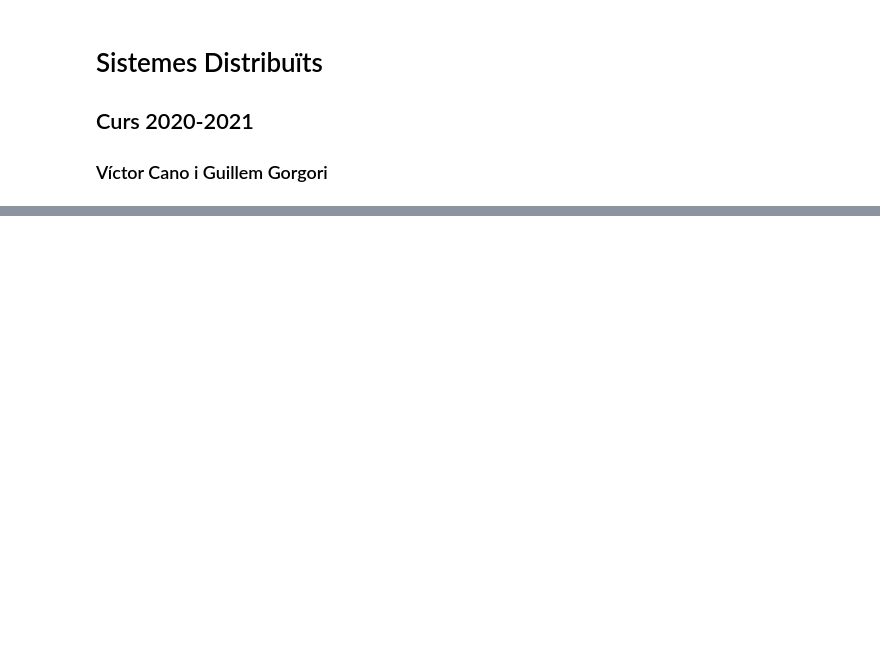
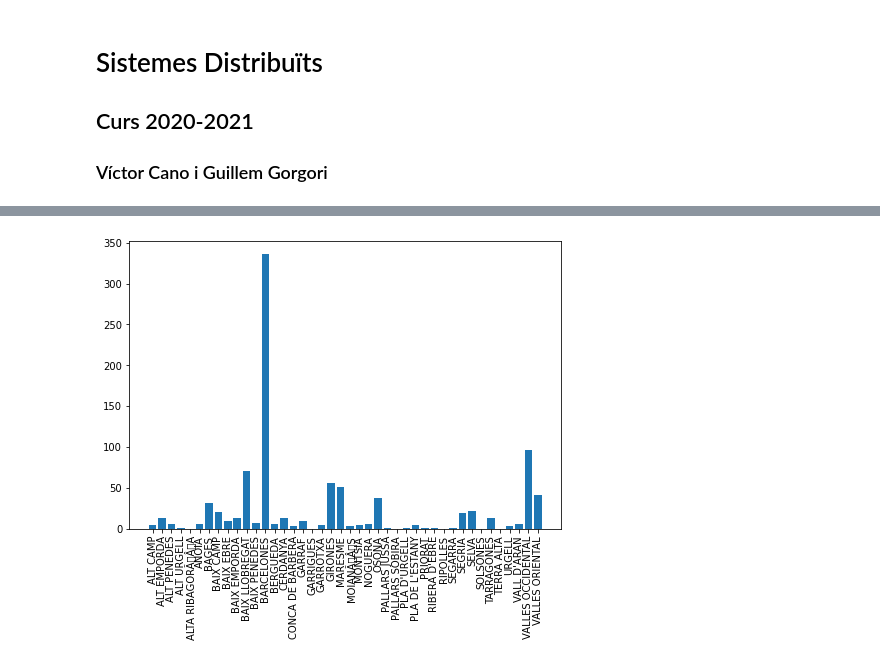
Before and after one commit to GuillemGP/SD2, a Jupyter notebook: QuerysNotebook.ipynb, the cells around one changed output, grey strips where cells are left out. Drawn from its saved outputs; the diff is of its cells as text; code cells hidden in the pictures; blank space fills up the shorter version.

```diff
--- a/QuerysNotebook.ipynb
+++ b/QuerysNotebook.ipynb
@@ -23,4 +23,4 @@ config = {'lithops' : {'storage_bucket' : BUCKET},
           'ibm_cos': {'region': 'eu-de',
                       'api_key': 'hUKJ-4H0JyETfezS8XpZVEy8p6-BYhCsyPO8K8i_FVE9'}}
 
-storage = Storage(config=configIBMCloud.config)
+storage = Storage(config=config)
@@ -90,9 +96,10 @@ plt.show()
 # %%
-#csv = storage.get_object('2021sdvictor', 'positiusEntre15i64Anys.csv')
+csv = storage.get_object(BUCKET, 'positiusEntre15i64Anysv2.csv')
 #formatting csv
-#s=str(csv,'latin-1')
-#data = StringIO(s)
-df=pd.read_csv('positiusEntre15i64Anysv2.csv',header=0,delimiter=',') #SOLO PARA PRUEBAS EN LOCAL
+s=str(csv,'latin-1')
+data = StringIO(s)
+#df=pd.read_csv('positiusEntre15i64Anysv2.csv',header=0,delimiter=',') #SOLO PARA PRUEBAS EN LOCAL
+df=pd.read_csv(data,header=0,delimiter=',')
 #showing data
 data = "18/09/2020"
 result = df.loc[df['DATA'] == data]
@@ -103,3 +110,4 @@ ax.bar(result['COMARCA'],result['POSITIUS'])
 plt.xticks(rotation=90)
 plt.show()
 print(result)
+# %% [output]
@@ -105,0 +131 @@ print(result)
+[figure, added]
```
Also changed, not shown: parts of 8 cells of this notebook.
